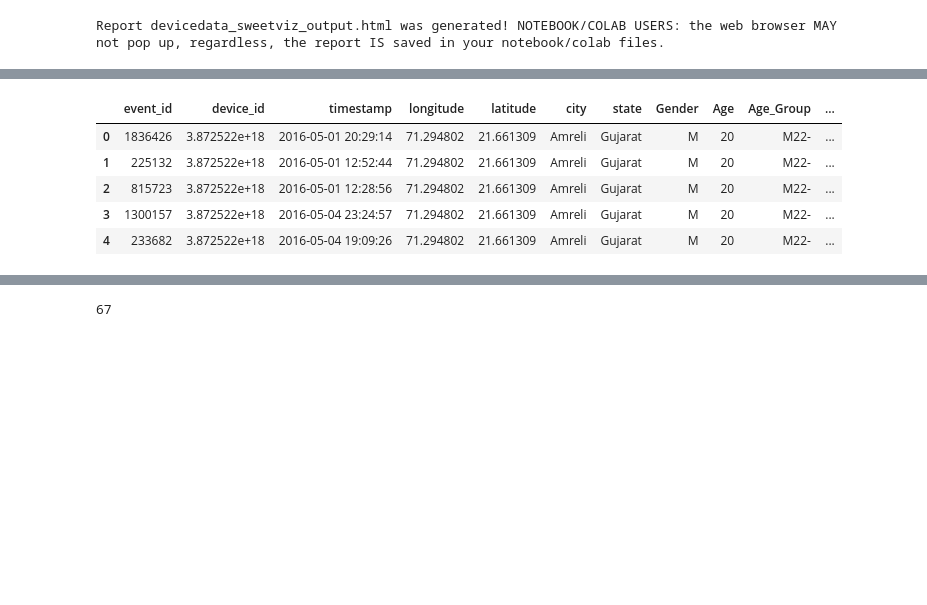
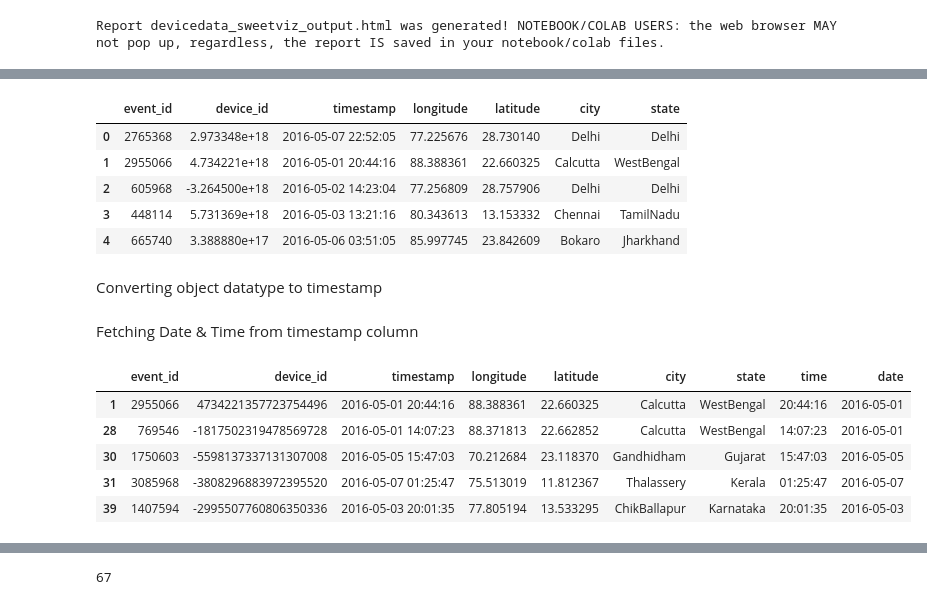
Before and after one commit to santhoshbvsrk/CapstoneProjects, a Jupyter notebook: DataAnalytics_CDF/InsaidTelecom_CDFCapstone.ipynb, the cells around one changed output, grey strips where cells are left out. Cells and saved outputs as stored; diff of their text form; code cells hidden in the pictures; blank space fills up the shorter version.

```diff
--- a/DataAnalytics_CDF/InsaidTelecom_CDFCapstone.ipynb
+++ b/DataAnalytics_CDF/InsaidTelecom_CDFCapstone.ipynb
@@ -552,9 +558,11 @@ Report devicedata_sweetviz_output.html was generated! NOTEBOOK/COLAB USERS: the
 # %%
-device_data_df.head()
+events_data_df.head()
 # %% [output]
-|  | event_id | device_id | timestamp | longitude | latitude | city | state | Gender | Age | Age_Group | ... |
-| 0 | 1836426 | 3.872522e+18 | 2016-05-01 20:29:14 | 71.294802 | 21.661309 | Amreli | Gujarat | M | 20 | M22- | ... |
-| 1 | 225132 | 3.872522e+18 | 2016-05-01 12:52:44 | 71.294802 | 21.661309 | Amreli | Gujarat | M | 20 | M22- | ... |
-| 2 | 815723 | 3.872522e+18 | 2016-05-01 12:28:56 | 71.294802 | 21.661309 | Amreli | Gujarat | M | 20 | M22- | ... |
-| 3 | 1300157 | 3.872522e+18 | 2016-05-04 23:24:57 | 71.294802 | 21.661309 | Amreli | Gujarat | M | 20 | M22- | ... |
-| 4 | 233682 | 3.872522e+18 | 2016-05-04 19:09:26 | 71.294802 | 21.661309 | Amreli | Gujarat | M | 20 | M22- | ... |
+|  | event_id | device_id | timestamp | longitude | latitude | city | state |
+| 0 | 2765368 | 2.973348e+18 | 2016-05-07 22:52:05 | 77.225676 | 28.730140 | Delhi | Delhi |
+| 1 | 2955066 | 4.734221e+18 | 2016-05-01 20:44:16 | 88.388361 | 22.660325 | Calcutta | WestBengal |
+| 2 | 605968 | -3.264500e+18 | 2016-05-02 14:23:04 | 77.256809 | 28.757906 | Delhi | Delhi |
+| 3 | 448114 | 5.731369e+18 | 2016-05-03 13:21:16 | 80.343613 | 13.153332 | Chennai | TamilNadu |
+| 4 | 665740 | 3.388880e+17 | 2016-05-06 03:51:05 | 85.997745 | 23.842609 | Bokaro | Jharkhand |
+# %% [markdown]
+Converting object datatype to timestamp
@@ -560,0 +571,2 @@ device_data_df.head()
+# %% [markdown]
+Fetching Date & Time from timestamp column
@@ -560,0 +576,9 @@ device_data_df.head()
+# %%
+events_data_filtered_df.head()
+# %% [output]
+|  | event_id | device_id | timestamp | longitude | latitude | city | state | time | date |
+| 1 | 2955066 | 4734221357723754496 | 2016-05-01 20:44:16 | 88.388361 | 22.660325 | Calcutta | WestBengal | 20:44:16 | 2016-05-01 |
+| 28 | 769546 | -1817502319478569728 | 2016-05-01 14:07:23 | 88.371813 | 22.662852 | Calcutta | WestBengal | 14:07:23 | 2016-05-01 |
+| 30 | 1750603 | -5598137337131307008 | 2016-05-05 15:47:03 | 70.212684 | 23.118370 | Gandhidham | Gujarat | 15:47:03 | 2016-05-05 |
+| 31 | 3085968 | -3808296883972395520 | 2016-05-07 01:25:47 | 75.513019 | 11.812367 | Thalassery | Kerala | 01:25:47 | 2016-05-07 |
+| 39 | 1407594 | -2995507760806350336 | 2016-05-03 20:01:35 | 77.805194 | 13.533295 | ChikBallapur | Karnataka | 20:01:35 | 2016-05-03 |
```
Also changed, not shown: parts of 39 cells of this notebook.
